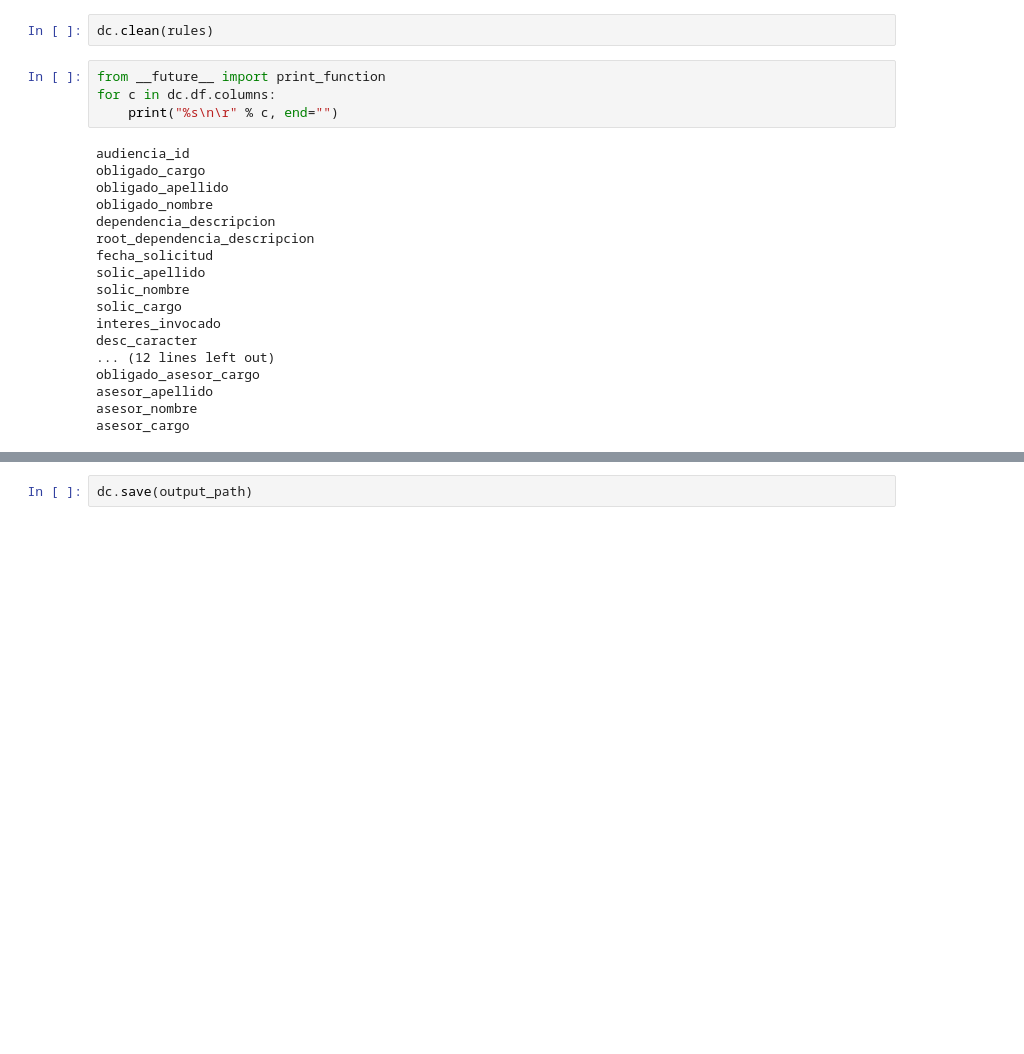
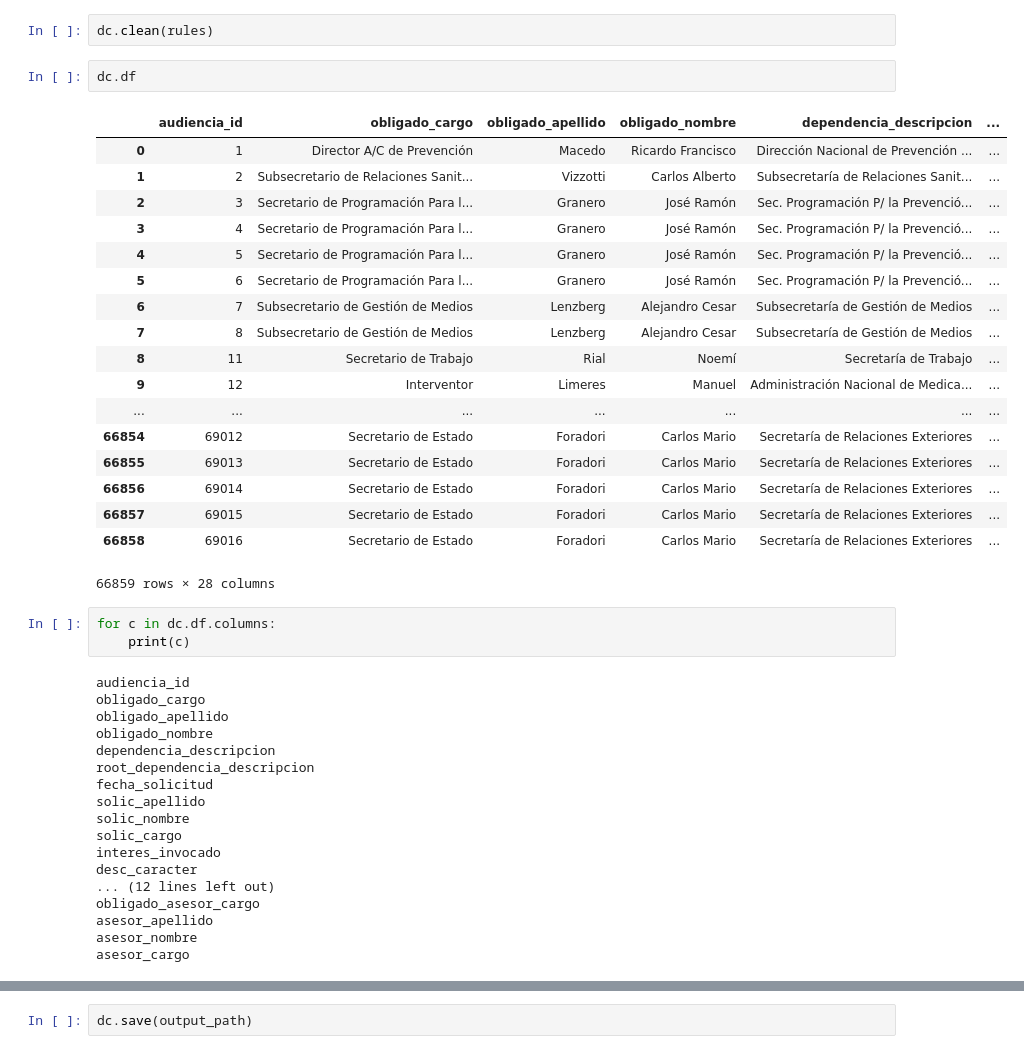
Before and after one commit to datosgobar/datasets-portal, a Jupyter notebook: audiencias/Cleaner audiencias.ipynb, the cells around one changed output, grey strips where cells are left out. Drawn from its saved outputs; the diff is of its cells as text; blank space fills up the shorter version.

Commit message:
Modifico el cleaner de audiencias.

```diff
--- a/audiencias/Cleaner audiencias.ipynb
+++ b/audiencias/Cleaner audiencias.ipynb
@@ -122,10 +122,30 @@ rules = [
 ## Limpieza
 # %%
 dc.clean(rules)
+# %%
+dc.df
+# %% [output]
+|  | audiencia_id | obligado_cargo | obligado_apellido | obligado_nombre | dependencia_descripcion | ... |
+| 0 | 1 | Director A/C de Prevención | Macedo | Ricardo Francisco | Dirección Nacional de Prevención ... | ... |
+| 1 | 2 | Subsecretario de Relaciones Sanit... | Vizzotti | Carlos Alberto | Subsecretaría de Relaciones Sanit... | ... |
+| 2 | 3 | Secretario de Programación Para l... | Granero | José Ramón | Sec. Programación P/ la Prevenció... | ... |
+| 3 | 4 | Secretario de Programación Para l... | Granero | José Ramón | Sec. Programación P/ la Prevenció... | ... |
+| 4 | 5 | Secretario de Programación Para l... | Granero | José Ramón | Sec. Programación P/ la Prevenció... | ... |
+| 5 | 6 | Secretario de Programación Para l... | Granero | José Ramón | Sec. Programación P/ la Prevenció... | ... |
+| 6 | 7 | Subsecretario de Gestión de Medios | Lenzberg | Alejandro Cesar | Subsecretaría de Gestión de Medios | ... |
+| 7 | 8 | Subsecretario de Gestión de Medios | Lenzberg | Alejandro Cesar | Subsecretaría de Gestión de Medios | ... |
+| 8 | 11 | Secretario de Trabajo | Rial | Noemí | Secretaría de Trabajo | ... |
+| 9 | 12 | Interventor | Limeres | Manuel | Administración Nacional de Medica... | ... |
+| ... | ... | ... | ... | ... | ... | ... |
+| 66854 | 69012 | Secretario de Estado | Foradori | Carlos Mario | Secretaría de Relaciones Exteriores | ... |
+| 66855 | 69013 | Secretario de Estado | Foradori | Carlos Mario | Secretaría de Relaciones Exteriores | ... |
+| 66856 | 69014 | Secretario de Estado | Foradori | Carlos Mario | Secretaría de Relaciones Exteriores | ... |
+| 66857 | 69015 | Secretario de Estado | Foradori | Carlos Mario | Secretaría de Relaciones Exteriores | ... |
+| 66858 | 69016 | Secretario de Estado | Foradori | Carlos Mario | Secretaría de Relaciones Exteriores | ... |
+66859 rows × 28 columns
 # %%
-from __future__ import print_function
 for c in dc.df.columns:
-    print("%s\n\r" % c, end="")
+    print(c)
 # %% [output]
 audiencia_id
 obligado_cargo
```
Also changed, not shown: parts of 1 cell of this notebook, 1 other file.
